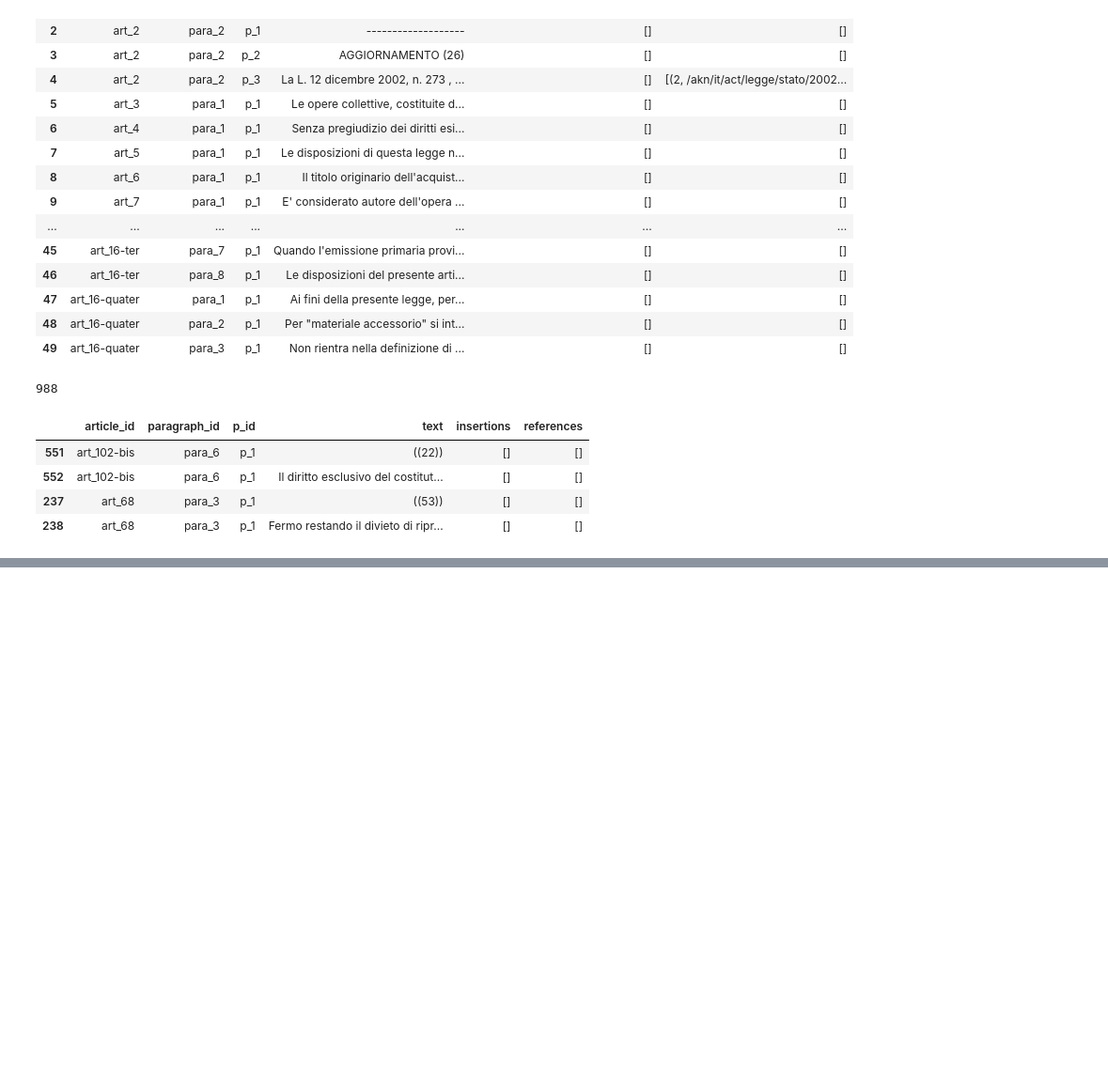
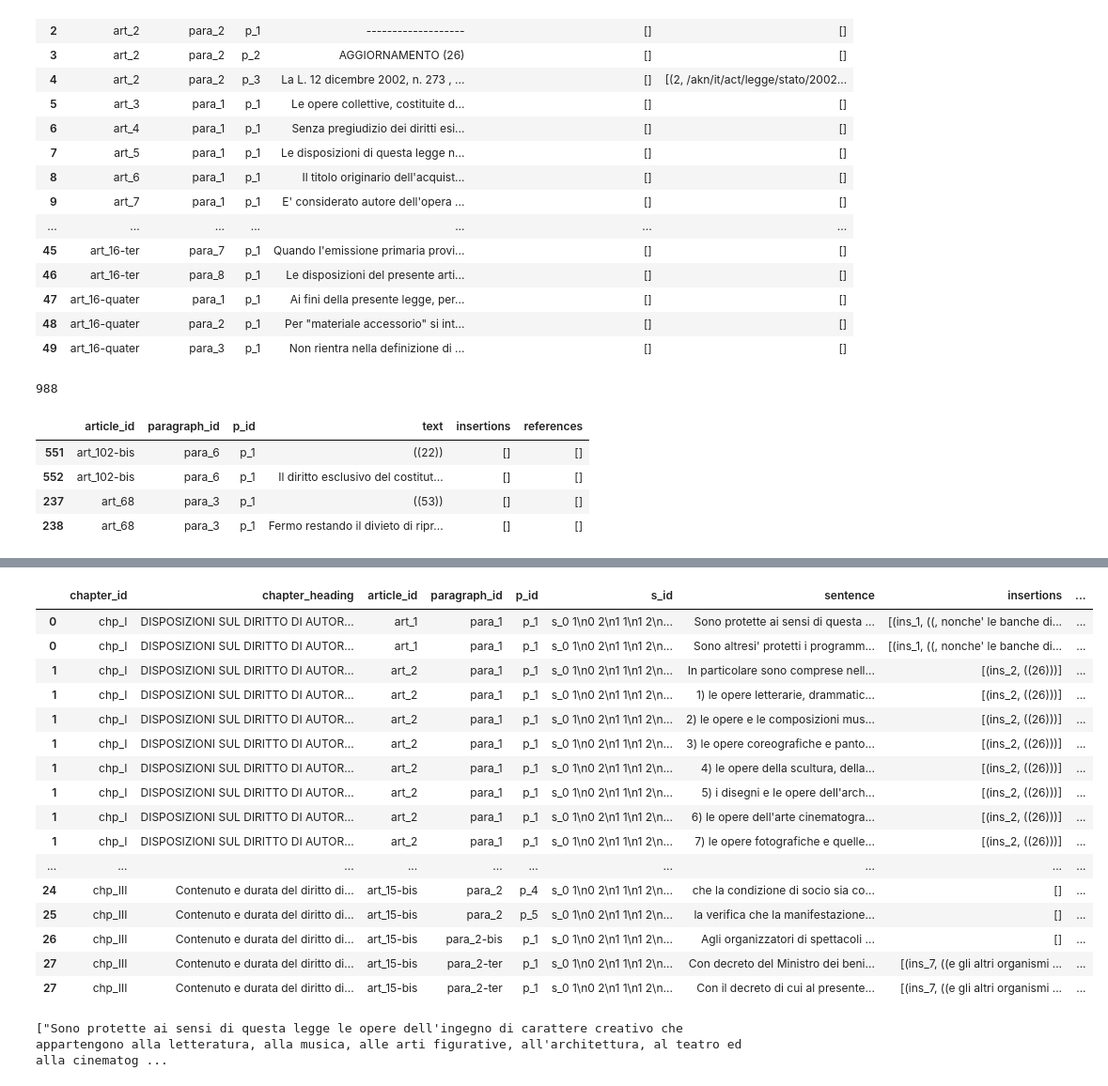
Before and after one commit to AlessioNar/semanticannotation, a Jupyter notebook: data_extraction.ipynb, the cells around one changed output, grey strips where cells are left out. Shown: that part at 94% size. Cells and saved outputs as stored; diff of their text form; code cells hidden in the pictures; blank space fills up the shorter version.

Commit message:
Added parsing at line level - sentence level

```diff
--- a/data_extraction.ipynb
+++ b/data_extraction.ipynb
@@ -184,3 +185,9 @@ df[df.duplicated(subset=['article_id', 'paragraph_id', 'p_id'], keep=False)].sor
 | 552 | art_102-bis | para_6 | p_1 | Il diritto esclusivo del costitut... | [] | [] |
 | 237 | art_68 | para_3 | p_1 | ((53)) | [] | [] |
 | 238 | art_68 | para_3 | p_1 | Fermo restando il divieto di ripr... | [] | [] |
+# %%
+# merge the chapter and df dataframes based on the article_id
+df = pd.merge(df, chapters, on='article_id', how='left')
+
+# order the columns
+df = df[['chapter_id', 'chapter_heading', 'article_id', 'paragraph_id', 'p_id', 'text', 'insertions', 'references']]
@@ -187,2 +203,76 @@ df[df.duplicated(subset=['article_id', 'paragraph_id', 'p_id'], keep=False)].sor
 # %%
 df.to_csv('data/csv/copyright_law.csv', index=False)
+# %%
+import os
+
+df_chapters = df.copy()
+
+# Splitting the text column based on the newline character
+df_chapters['sentence'] = df_chapters['text'].str.split('\n')
+
+# For every element in the list, remove the blank spaces at the beginning and at the end
+df_chapters['sentence'] = df_chapters['sentence'].apply(lambda x: [item.strip() for item in x])
+
+# Take out
+df_chapters['sentence'] = df_chapters['sentence'].apply(lambda x: [item for item in x if item is not None and item != ''])
+
+# Create a new column with an index for each element in the list of parts
+df_chapters['s_id'] = df_chapters['sentence'].apply(lambda x: list(range(1, len(x)+1)))
+
+# check whether the parts_index column is equal to the length of the parts column and if not, print the article_id, paragraph_id and p_id
+df_chapters[df_chapters['s_id'].apply(lambda x: len(x)) != df_chapters['sentence'].apply(lambda x: len(x))][['article_id', 'paragraph_id', 'p_id']]
+
+# Nice.
+
+# Now delete the parts_index column and explode the dataframe based on the parts column
+
+# Delete the parts_index column
+df_chapters = df_chapters.drop(columns=['s_id'])
+
+# Explode the dataframe based on the parts column
+
+df_chapters = df_chapters.explode('sentence')
+
+# Now we need to group the dataframe by article_id, paragraph_id and p_id and then create a new column with the index of the parts
+
+# Group the dataframe by article_id, paragraph_id and p_id and then create a new column with the index of the parts
+df_chapters['s_id'] = df_chapters.groupby(['article_id', 'paragraph_id', 'p_id']).cumcount() + 1
+
+# Reorder the columns
+
+df_chapters = df_chapters[['chapter_id', 'chapter_heading', 'article_id', 'paragraph_id', 'p_id', 's_id', 'sentence', 'insertions', 'references']]
+
+# Explode the dataframe based on the parts column
+#df_chapters = df_chapters.explode('parts')
+
+# Explode the dataframe based on the parts_index column
+#df_chapters = df_chapters.explode('parts_index')
+
+
+
+# Removing the empty lists
+#df_chapters = df_chapters[df_chapters['parts'].str.len() > 0]
+
+df_chapters.head(50)
+# %% [output]
+|  | chapter_id | chapter_heading | article_id | paragraph_id | p_id | s_id | sentence | insertions | ... |
+| 0 | chp_I | DISPOSIZIONI SUL DIRITTO DI AUTOR... | art_1 | para_1 | p_1 | s_0 1\n0 2\n1 1\n1 2\n... | Sono protette ai sensi di questa ... | [(ins_1, ((, nonche' le banche di... | ... |
+| 0 | chp_I | DISPOSIZIONI SUL DIRITTO DI AUTOR... | art_1 | para_1 | p_1 | s_0 1\n0 2\n1 1\n1 2\n... | Sono altresi' protetti i programm... | [(ins_1, ((, nonche' le banche di... | ... |
+| 1 | chp_I | DISPOSIZIONI SUL DIRITTO DI AUTOR... | art_2 | para_1 | p_1 | s_0 1\n0 2\n1 1\n1 2\n... | In particolare sono comprese nell... | [(ins_2, ((26)))] | ... |
+| 1 | chp_I | DISPOSIZIONI SUL DIRITTO DI AUTOR... | art_2 | para_1 | p_1 | s_0 1\n0 2\n1 1\n1 2\n... | 1) le opere letterarie, drammatic... | [(ins_2, ((26)))] | ... |
+| 1 | chp_I | DISPOSIZIONI SUL DIRITTO DI AUTOR... | art_2 | para_1 | p_1 | s_0 1\n0 2\n1 1\n1 2\n... | 2) le opere e le composizioni mus... | [(ins_2, ((26)))] | ... |
+| 1 | chp_I | DISPOSIZIONI SUL DIRITTO DI AUTOR... | art_2 | para_1 | p_1 | s_0 1\n0 2\n1 1\n1 2\n... | 3) le opere coreografiche e panto... | [(ins_2, ((26)))] | ... |
+| 1 | chp_I | DISPOSIZIONI SUL DIRITTO DI AUTOR... | art_2 | para_1 | p_1 | s_0 1\n0 2\n1 1\n1 2\n... | 4) le opere della scultura, della... | [(ins_2, ((26)))] | ... |
+| 1 | chp_I | DISPOSIZIONI SUL DIRITTO DI AUTOR... | art_2 | para_1 | p_1 | s_0 1\n0 2\n1 1\n1 2\n... | 5) i disegni e le opere dell'arch... | [(ins_2, ((26)))] | ... |
+| 1 | chp_I | DISPOSIZIONI SUL DIRITTO DI AUTOR... | art_2 | para_1 | p_1 | s_0 1\n0 2\n1 1\n1 2\n... | 6) le opere dell'arte cinematogra... | [(ins_2, ((26)))] | ... |
+| 1 | chp_I | DISPOSIZIONI SUL DIRITTO DI AUTOR... | art_2 | para_1 | p_1 | s_0 1\n0 2\n1 1\n1 2\n... | 7) le opere fotografiche e quelle... | [(ins_2, ((26)))] | ... |
+| ... | ... | ... | ... | ... | ... | ... | ... | ... | ... |
+| 24 | chp_III | Contenuto e durata del diritto di... | art_15-bis | para_2 | p_4 | s_0 1\n0 2\n1 1\n1 2\n... | che la condizione di socio sia co... | [] | ... |
+| 25 | chp_III | Contenuto e durata del diritto di... | art_15-bis | para_2 | p_5 | s_0 1\n0 2\n1 1\n1 2\n... | la verifica che la manifestazione... | [] | ... |
+| 26 | chp_III | Contenuto e durata del diritto di... | art_15-bis | para_2-bis | p_1 | s_0 1\n0 2\n1 1\n1 2\n... | Agli organizzatori di spettacoli ... | [] | ... |
+| 27 | chp_III | Contenuto e durata del diritto di... | art_15-bis | para_2-ter | p_1 | s_0 1\n0 2\n1 1\n1 2\n... | Con decreto del Ministro dei beni... | [(ins_7, ((e gli altri organismi ... | ... |
+| 27 | chp_III | Contenuto e durata del diritto di... | art_15-bis | para_2-ter | p_1 | s_0 1\n0 2\n1 1\n1 2\n... | Con il decreto di cui al presente... | [(ins_7, ((e gli altri organismi ... | ... |
+# %%
+print(df_chapters['parts'][0])
+# %% [output]
+["Sono protette ai sensi di questa legge le opere dell'ingegno di carattere creativo che appartengono alla letteratura, alla musica, alle arti figurative, all'architettura, al teatro ed alla cinematog ...
```
Also changed, not shown: parts of 2 cells of this notebook, 1 other file.
